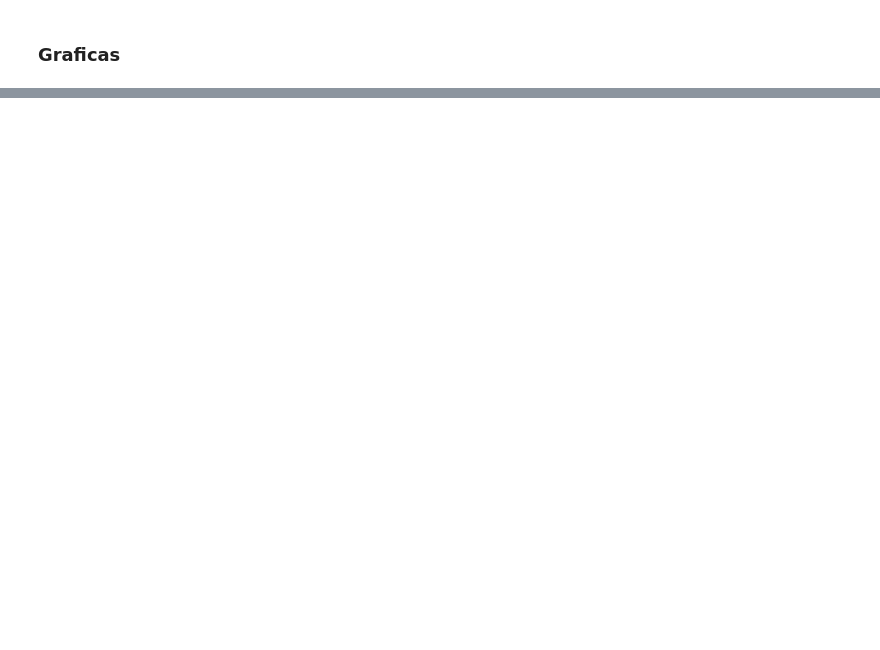
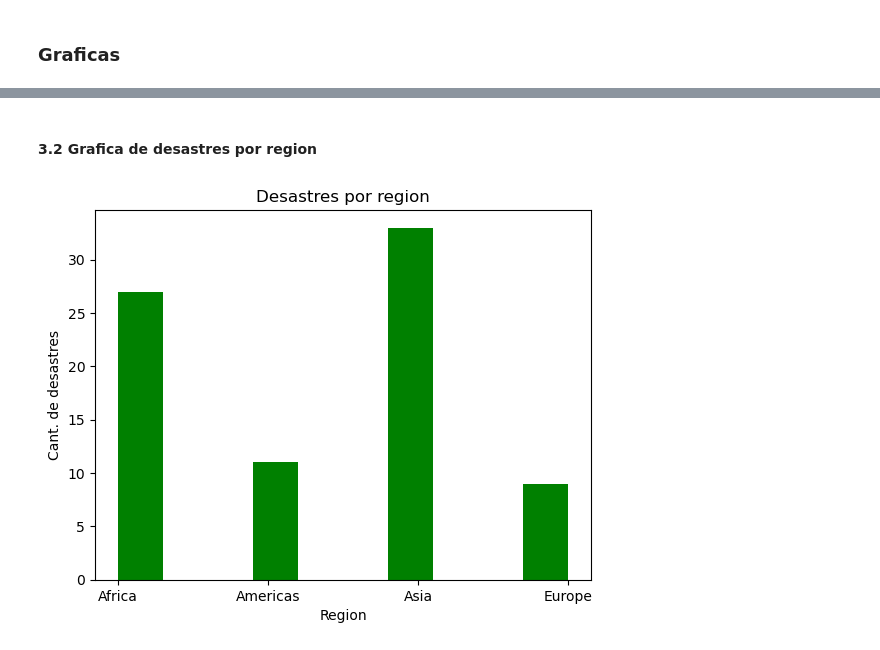
Before and after one commit to JulioZambrano91/Lights-of-Hope, a Jupyter notebook: main/data_2018_2021.ipynb, the cells around one changed output, grey strips where cells are left out. Drawn from its saved outputs; the diff is of its cells as text; code cells hidden in the pictures; blank space fills up the shorter version.

```diff
--- a/main/data_2018_2021.ipynb
+++ b/main/data_2018_2021.ipynb
@@ -122,0 +185,11 @@ mg.describe()
+# %% [markdown]
+#### 3.2 Grafica de desastres por region
+# %%
+region = muertos["Region"]
+plt.hist(region, color="green")
+plt.title("Desastres por region")
+plt.ylabel("Cant. de desastres")
+plt.xlabel("Region")
+plt.show()
+# %% [output]
+[figure, added]
```
Also changed, not shown: parts of 32 cells of this notebook.
